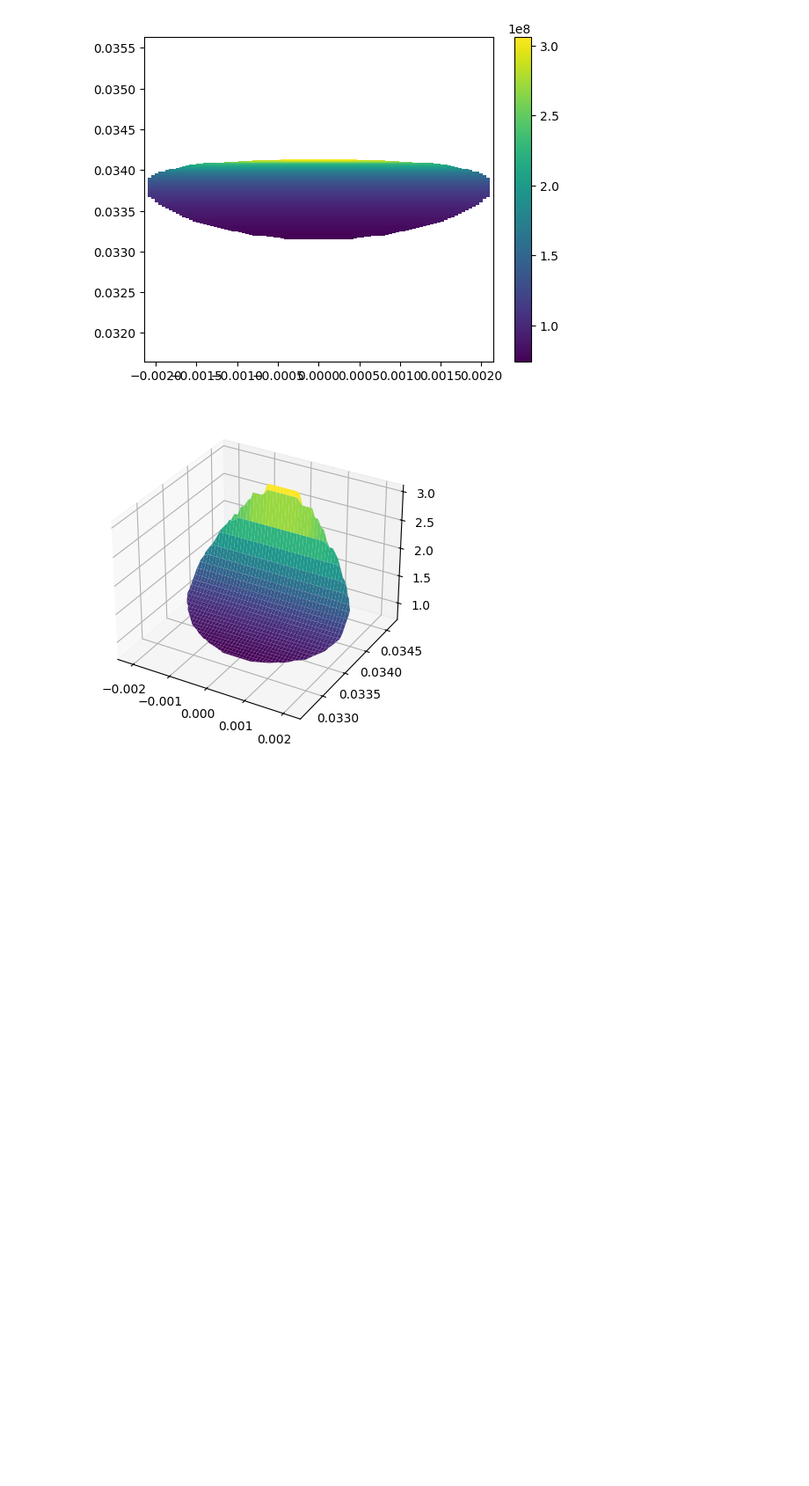
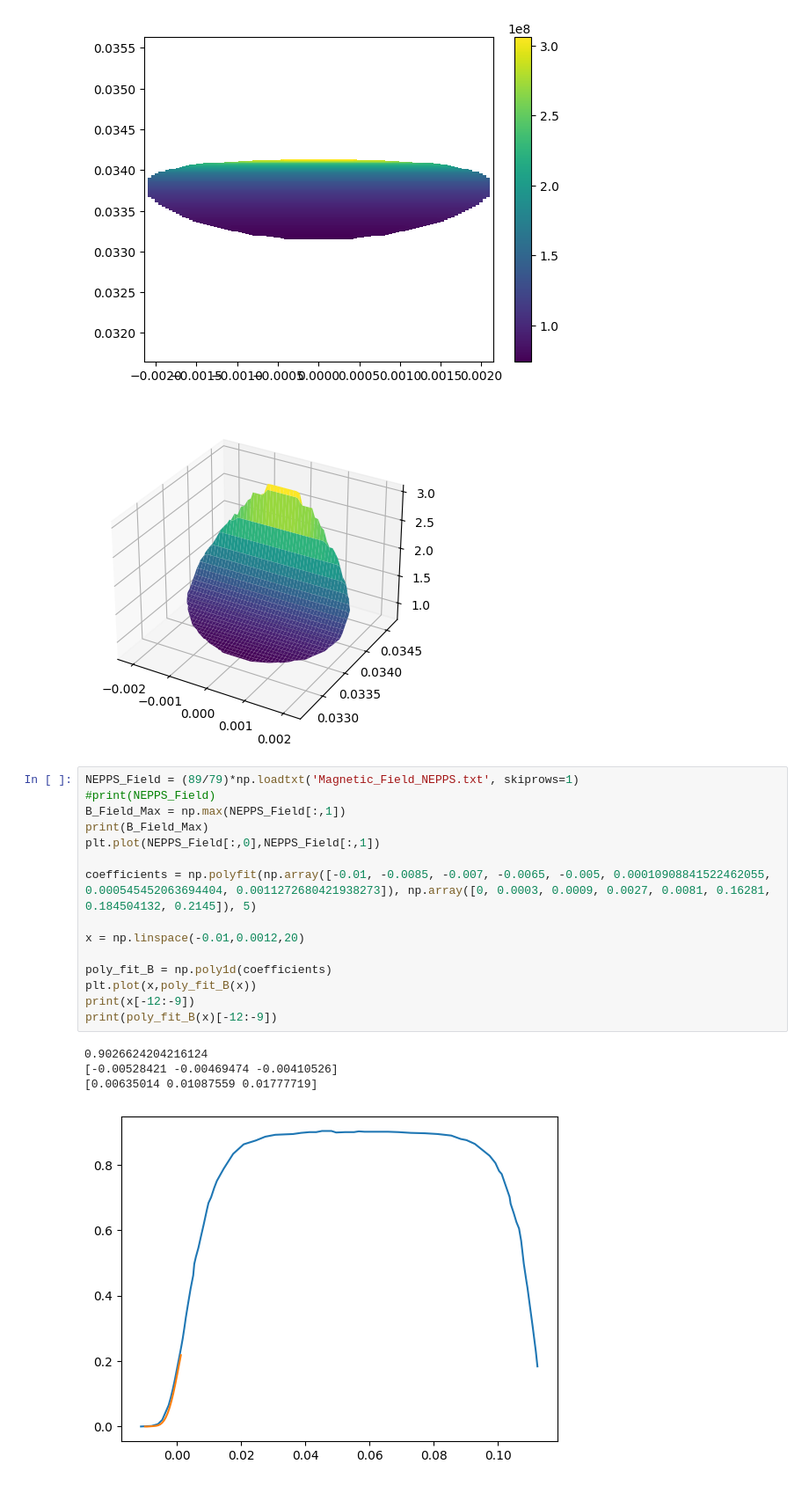
Before and after one commit to Schaeffer-Lab/Dec-2024-Shock-Data, a Jupyter notebook: particle_tracker_flux_density.ipynb, the cells around one changed output. Shown at 88% size. Saved outputs shown, nothing was run; the diff lists cells and outputs as text; blank space fills up the shorter version.

```diff
--- a/particle_tracker_flux_density.ipynb
+++ b/particle_tracker_flux_density.ipynb
@@ -704,6 +749,26 @@ plt.show()
 nan
 [figure]
 [figure]
+# %%
+NEPPS_Field = (89/79)*np.loadtxt('Magnetic_Field_NEPPS.txt', skiprows=1)
+#print(NEPPS_Field)
+B_Field_Max = np.max(NEPPS_Field[:,1])
+print(B_Field_Max)
+plt.plot(NEPPS_Field[:,0],NEPPS_Field[:,1])
+
+coefficients = np.polyfit(np.array([-0.01, -0.0085, -0.007, -0.0065, -0.005, 0.00010908841522462055, 0.000545452063694404, 0.0011272680421938273]), np.array([0, 0.0003, 0.0009, 0.0027, 0.0081, 0.16281, 0.184504132, 0.2145]), 5)
+
+x = np.linspace(-0.01,0.0012,20)
+
+poly_fit_B = np.poly1d(coefficients)
+plt.plot(x,poly_fit_B(x))
+print(x[-12:-9])
+print(poly_fit_B(x)[-12:-9])
+# %% [output]
+0.9026624204216124
+[-0.00528421 -0.00469474 -0.00410526]
+[0.00635014 0.01087559 0.01777719]
+[figure, added]
 # %%
 #EXAMPLE CODE FOR 2D INTERP
 
```
Also changed, not shown: parts of 6 cells of this notebook, 2 other files.
